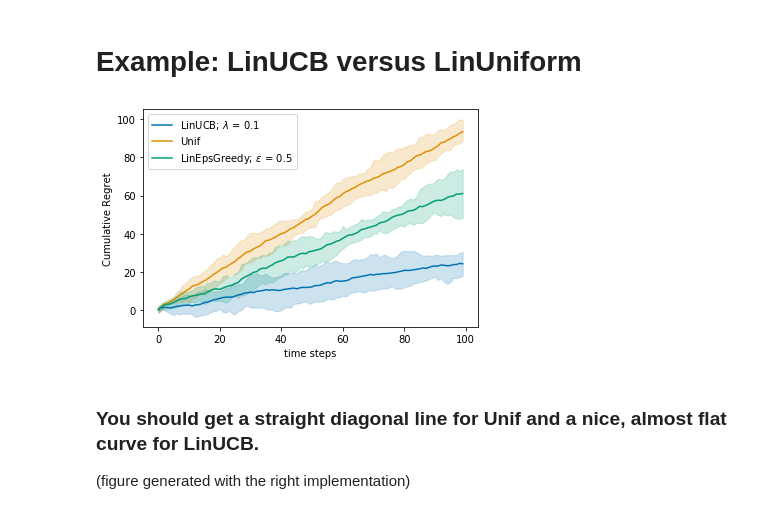
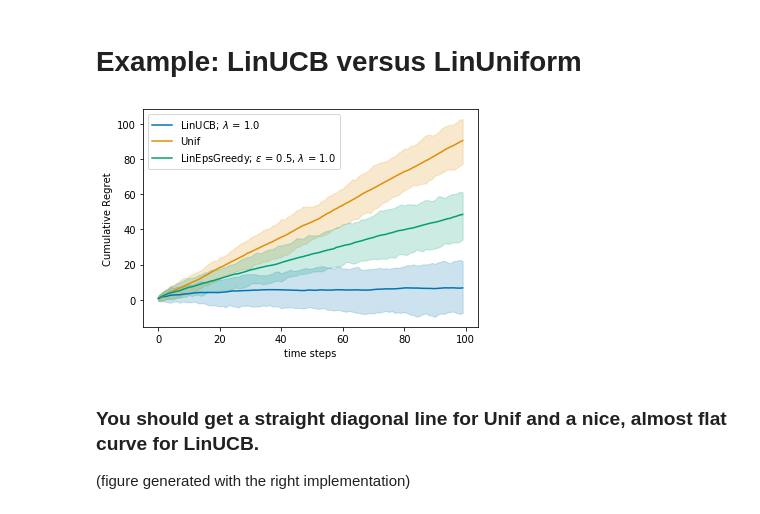
Before and after one commit to EugeneSel/linear-bandits, a Jupyter notebook: StochasticLinearBandits-2021-TBC.ipynb, the cells around one changed output. Cells and saved outputs as stored; diff of their text form; code cells hidden in the pictures.

Commit message:
Fixed LinUCB and LinEpsilonGreedy

```diff
--- a/StochasticLinearBandits-2021-TBC.ipynb
+++ b/StochasticLinearBandits-2021-TBC.ipynb
@@ -112,17 +112,27 @@ class LinUniform(Agent):
         return 'Unif'
 # %%
 class LinEpsilonGreedy(Agent):
-    def __init__(self, T, d, epsilon):
+    def __init__(self, T, d, epsilon, lambda_reg=1.):
         " instantiate the agent using only the available information from the environment (i.e. not the means)"
         self.epsilon = epsilon
+        self.lambda_reg = lambda_reg
         self.T = T
         self.t = 0
         self.d = d
 
-        self.V = np.zeros([self.d, self.d])
+        # self.V = np.zeros([self.d, self.d])
+        self.V = self.lambda_reg * np.eye(self.d)
         self.b_n = np.zeros([1, self.d])
         self.hat_theta = np.zeros([self.d, 1])
         self.t = 0
+
+    def reset(self):
+        # reset all local variables that should not be kept when the experiment is restarted:
+        self.t = 0
+        # self.V = np.zeros([self.d, self.d])
+        self.V = self.lambda_reg * np.eye(self.d)
+        self.b_n = np.zeros([1, self.d])
+        self.hat_theta = np.zeros([self.d, 1])
 
     def get_action(self, arms):
         """
@@ -158,19 +168,12 @@ class LinEpsilonGreedy(Agent):
 
     def receive_reward(self, chosen_arm, reward):
         # Computing RLS:
-        self.V += chosen_arm.T @ chosen_arm # + self.lambda_reg * np.eye(self.d)
+        self.V += np.outer(chosen_arm, chosen_arm) # + self.lambda_reg * np.eye(self.d)
         self.b_n += reward * chosen_arm
         self.hat_theta = pinv(self.V) @ self.b_n.T
 
-    def reset(self):
-        # reset all local variables that should not be kept when the experiment is restarted:
-        self.t = 0
-        self.V = np.zeros([self.d, self.d])
-        self.b_n = np.zeros([1, self.d])
-        self.hat_theta = np.zeros([self.d, 1])
-
     def name(self):
-        return "LinEpsGreedy; $\epsilon$ = {:.1f}".format(self.epsilon)
+        return "LinEpsGreedy; $\epsilon$ = {:.1f}, $\lambda$ = {:.1f}".format(self.epsilon, self.lambda_reg)
 # %%
 from numpy.linalg import pinv
 
@@ -196,7 +199,8 @@ class LinUCB(Agent):
         ### TODO
         self.alpha = alpha
 
-        self.V = np.zeros([self.d, self.d])
+        # self.V = np.zeros([self.d, self.d])
+        self.V = self.lambda_reg * np.eye(self.d)
         self.b_n = np.zeros([1, self.d])
         self.hat_theta = np.zeros([self.d, 1])
 
@@ -205,7 +209,8 @@ class LinUCB(Agent):
     def reset(self):
         # reset all local variables that should not be kept when the experiment is restarted:
         self.t = 0
-        self.V = np.zeros([self.d, self.d])
+        # self.V = np.zeros([self.d, self.d])
+        self.V = self.lambda_reg * np.eye(self.d)
         self.b_n = np.zeros([1, self.d])
         self.hat_theta = np.zeros([self.d, 1])
 
@@ -228,11 +233,12 @@ class LinUCB(Agent):
         inverse_V = pinv(self.V)
         beta_t = np.sqrt(self.lambda_reg) + np.sqrt(2 * np.log(1 / self.delta) \
                     + self.d * np.log((self.d * self.lambda_reg + self.t) / (self.lambda_reg * self.d)))
-        if self.alpha:
+        if self.alpha is not None:
             beta_t *= self.alpha
 
         for i in range(K):
             cur_arm = np.expand_dims(arms[i], axis=0)
+
             UCBs[i] = self.hat_theta.T @ cur_arm.T + beta_t * np.sqrt(cur_arm @ inverse_V @ cur_arm.T)
         chosen_arm = arms[np.argmax(UCBs)]
 
@@ -242,7 +248,7 @@ class LinUCB(Agent):
 
     def receive_reward(self, chosen_arm, reward):
         # Computing RLS:
-        self.V += chosen_arm.T @ chosen_arm + self.lambda_reg * np.eye(self.d)
+        self.V += np.outer(chosen_arm, chosen_arm) # + self.lambda_reg * np.eye(self.d)
         self.b_n += reward * chosen_arm
         self.hat_theta = pinv(self.V) @ self.b_n.T
 
@@ -408,15 +414,15 @@ q = 10
 # %%
 
 basicGaussianBandit = LinearBandit(theta, K)
-agent1 = LinUCB(T, d, delta, lambda_reg=.1)
+agent1 = LinUCB(T, d, delta, lambda_reg=1.)
 agent2 = LinUniform()
-agent3 = LinEpsilonGreedy(T, d, epsilon=.5)
+agent3 = LinEpsilonGreedy(T, d, epsilon=.5, lambda_reg=1.)
 
-all_data = experiment(basicGaussianBandit, [agent1, agent2, agent3], Nmc=N, T=T)
+all_data = experiment(basicGaussianBandit, [agent1, agent2, agent3], Nmc=100, T=T)
 
 plot_regret(all_data)
 # %% [output]
-[figure, old version]
+[figure, new version]
 # %% [markdown]
 ### You should get a straight diagonal line for Unif and a nice, almost flat curve for LinUCB.
 (figure generated with the right implementation)
```
Also changed, not shown: parts of 2 cells of this notebook.
